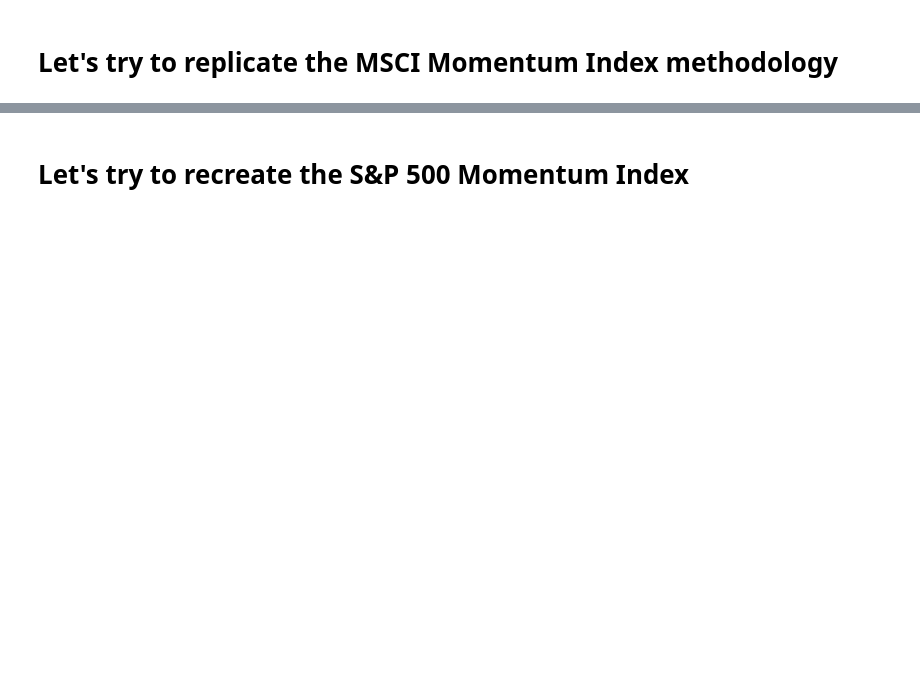
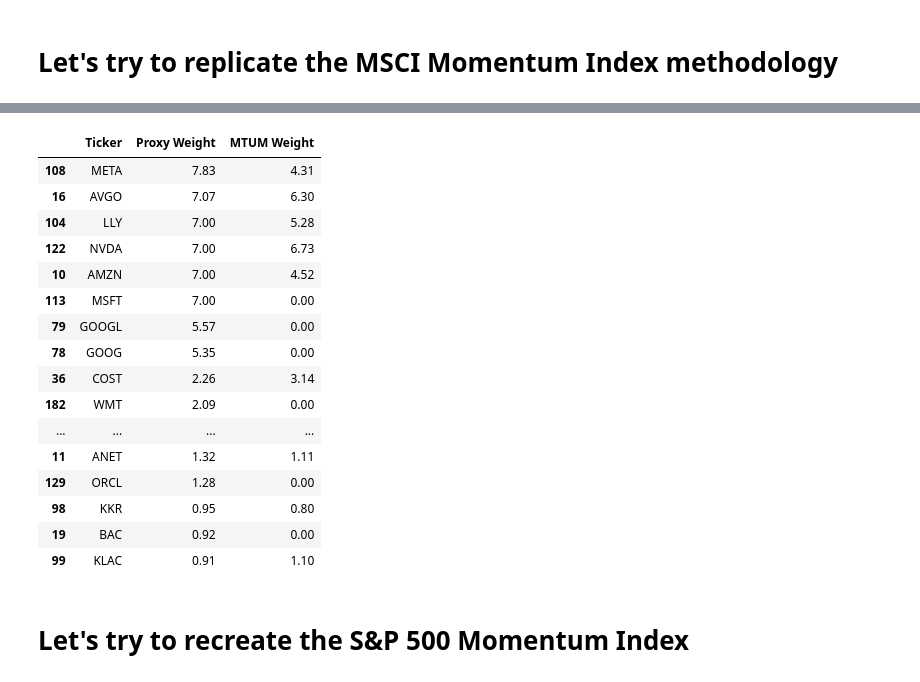
Before and after one commit to yontodd/Momentum-Jul-2024, a Jupyter notebook: momentum test.ipynb, the cells around one changed output, grey strips where cells are left out. Cells and saved outputs as stored; diff of their text form; code cells hidden in the pictures; blank space fills up the shorter version.

```diff
--- a/momentum test.ipynb
+++ b/momentum test.ipynb
@@ -220,0 +160,17 @@ MSCI then caps at 5%, but also has a few other adjustments on reconstitution.
+# %%
+# Load CSV data
+momentum_proxy_df = pd.read_csv("momentum_MSCI_proxy.csv")
+mtum_holdings_df = pd.read_csv("MTUM_holdings.csv")
+
+# Strip trailing spaces from the 'Ticker' column in mtum_holdings_df
+mtum_holdings_df['Ticker'] = mtum_holdings_df['Ticker'].str.strip()
+
+# Part 1: Finding common tickers
+momentum_tickers = set(momentum_proxy_df['Ticker'])
+mtum_tickers = set(mtum_holdings_df['Ticker'])
+
+common_tickers = momentum_tickers.intersection(mtum_tickers)
+num_common_tickers = len(common_tickers)
+
+print(f"Number of common tickers: {num_common_tickers}")
+print(f"Common tickers: {common_tickers}")
@@ -220,0 +180,14 @@ MSCI then caps at 5%, but also has a few other adjustments on reconstitution.
+# %%
+# Extract and rename columns
+momentum_proxy_df = momentum_proxy_df[['Ticker', 'Adjusted Final Weight']]
+momentum_proxy_df = momentum_proxy_df.rename(columns={'Adjusted Final Weight': 'Proxy Weight'})
+
+mtum_holdings_df = mtum_holdings_df[['Ticker', 'Weight (%)']]
+mtum_holdings_df = mtum_holdings_df.rename(columns={'Weight (%)': 'MTUM Weight'})
+
+# Merge the dataframes on 'Ticker', using outer join to include all tickers
+combined_df = pd.merge(momentum_proxy_df, mtum_holdings_df, on='Ticker', how='outer')
+
+# Fill NaN values with 0 for weights
+combined_df['Proxy Weight'].fillna(0, inplace=True)
+combined_df['MTUM Weight'].fillna(0, inplace=True)
@@ -221,3 +207,23 @@ MSCI then caps at 5%, but also has a few other adjustments on reconstitution.
+# %%
+combined_df.sort_values(by="Proxy Weight", ascending=False).head(20)
+# %% [output]
+|  | Ticker | Proxy Weight | MTUM Weight |
+| 108 | META | 7.83 | 4.31 |
+| 16 | AVGO | 7.07 | 6.30 |
+| 104 | LLY | 7.00 | 5.28 |
+| 122 | NVDA | 7.00 | 6.73 |
+| 10 | AMZN | 7.00 | 4.52 |
+| 113 | MSFT | 7.00 | 0.00 |
+| 79 | GOOGL | 5.57 | 0.00 |
+| 78 | GOOG | 5.35 | 0.00 |
+| 36 | COST | 2.26 | 3.14 |
+| 182 | WMT | 2.09 | 0.00 |
+| ... | ... | ... | ... |
+| 11 | ANET | 1.32 | 1.11 |
+| 129 | ORCL | 1.28 | 0.00 |
+| 98 | KKR | 0.95 | 0.80 |
+| 19 | BAC | 0.92 | 0.00 |
+| 99 | KLAC | 0.91 | 1.10 |
 # %% [markdown]
 # Let's try to recreate the S&P 500 Momentum Index
 # %% [markdown]
```
Also changed, not shown: parts of 37 cells of this notebook, 6 other files.
